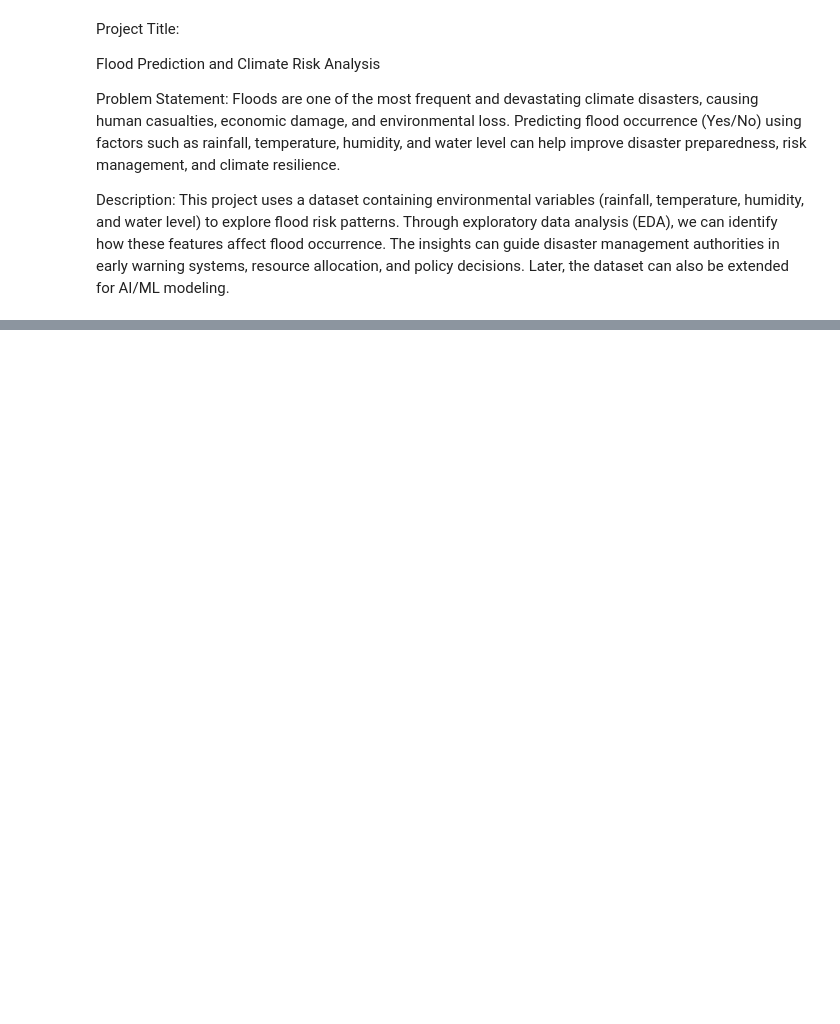
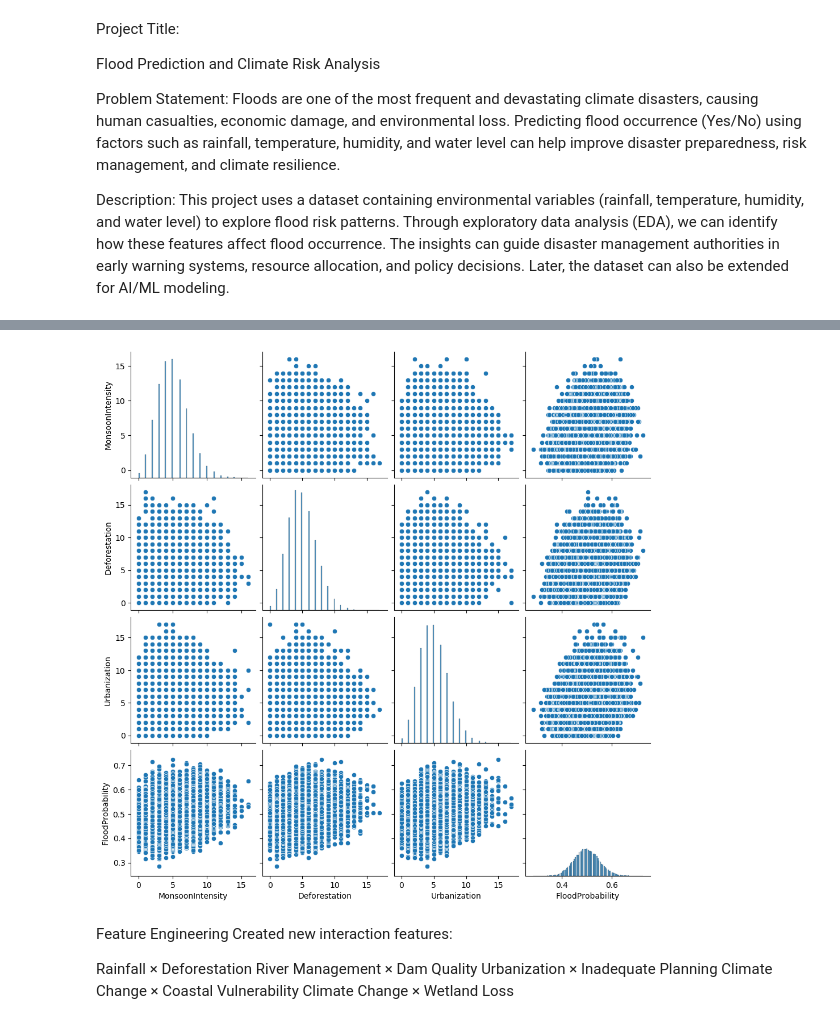
Before and after one commit to sowmyagoud911-cpu/Flood_Prediction_and_Climate_Risk_Analysis, a Jupyter notebook: Flood_Prediction_and_Climate_Risk_Analysis.ipynb, the cells around one changed output, grey strips where cells are left out. Saved outputs shown, nothing was run; the diff lists cells and outputs as text; code cells hidden in the pictures; blank space fills up the shorter version.

```diff
--- a/Flood_Prediction_and_Climate_Risk_Analysis.ipynb
+++ b/Flood_Prediction_and_Climate_Risk_Analysis.ipynb
@@ -152,0 +127,14 @@ Scaled Testing Data Shape: (10000, 20)
+# %%
+sns.pairplot(df[["MonsoonIntensity","Deforestation","Urbanization","FloodProbability"]])
+plt.show()
+# %% [output]
+[figure, added]
+# %% [markdown]
+Feature Engineering
+Created new interaction features:
+
+Rainfall × Deforestation
+River Management × Dam Quality
+Urbanization × Inadequate Planning
+Climate Change × Coastal Vulnerability
+Climate Change × Wetland Loss
```
Also changed, not shown: parts of 55 cells of this notebook, 3 other files.
